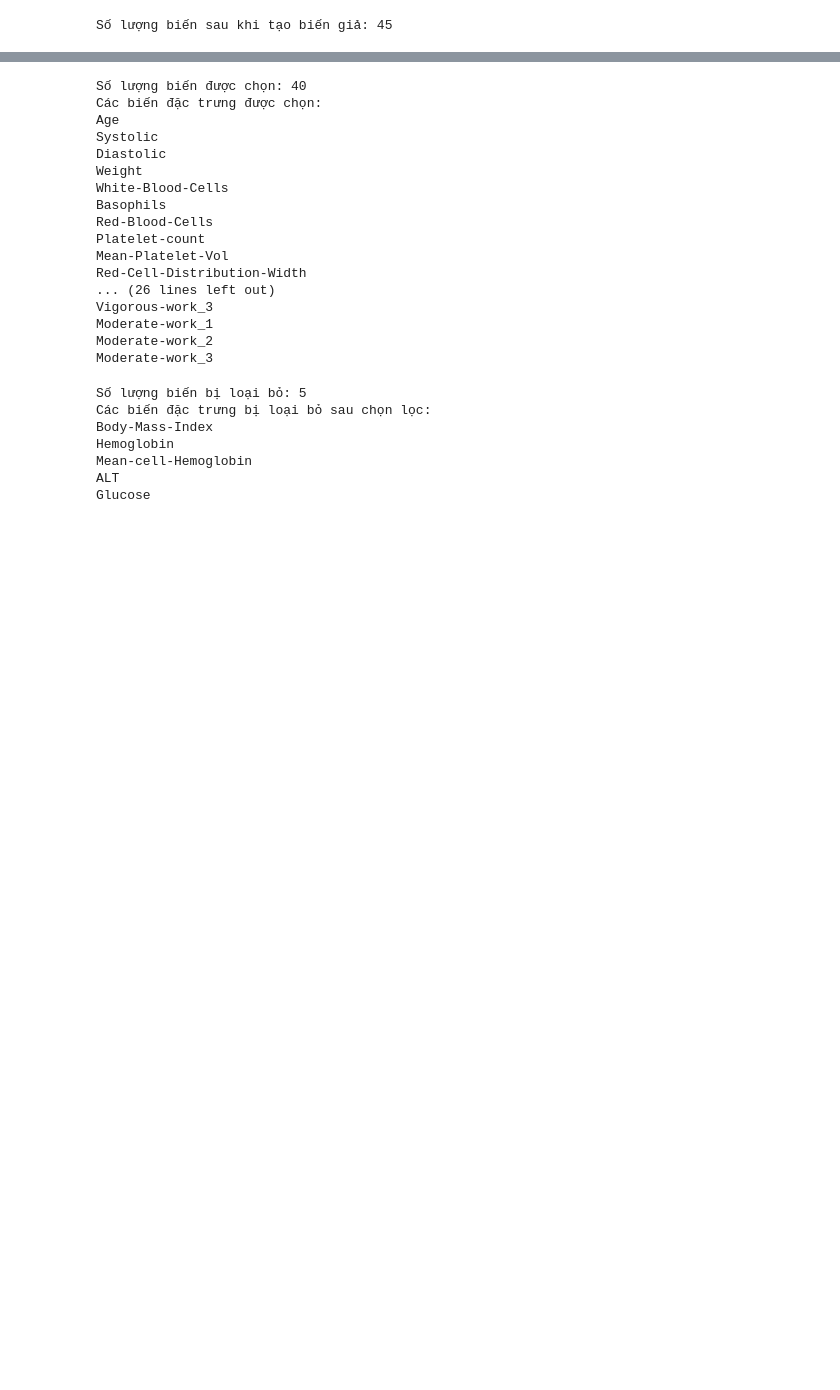
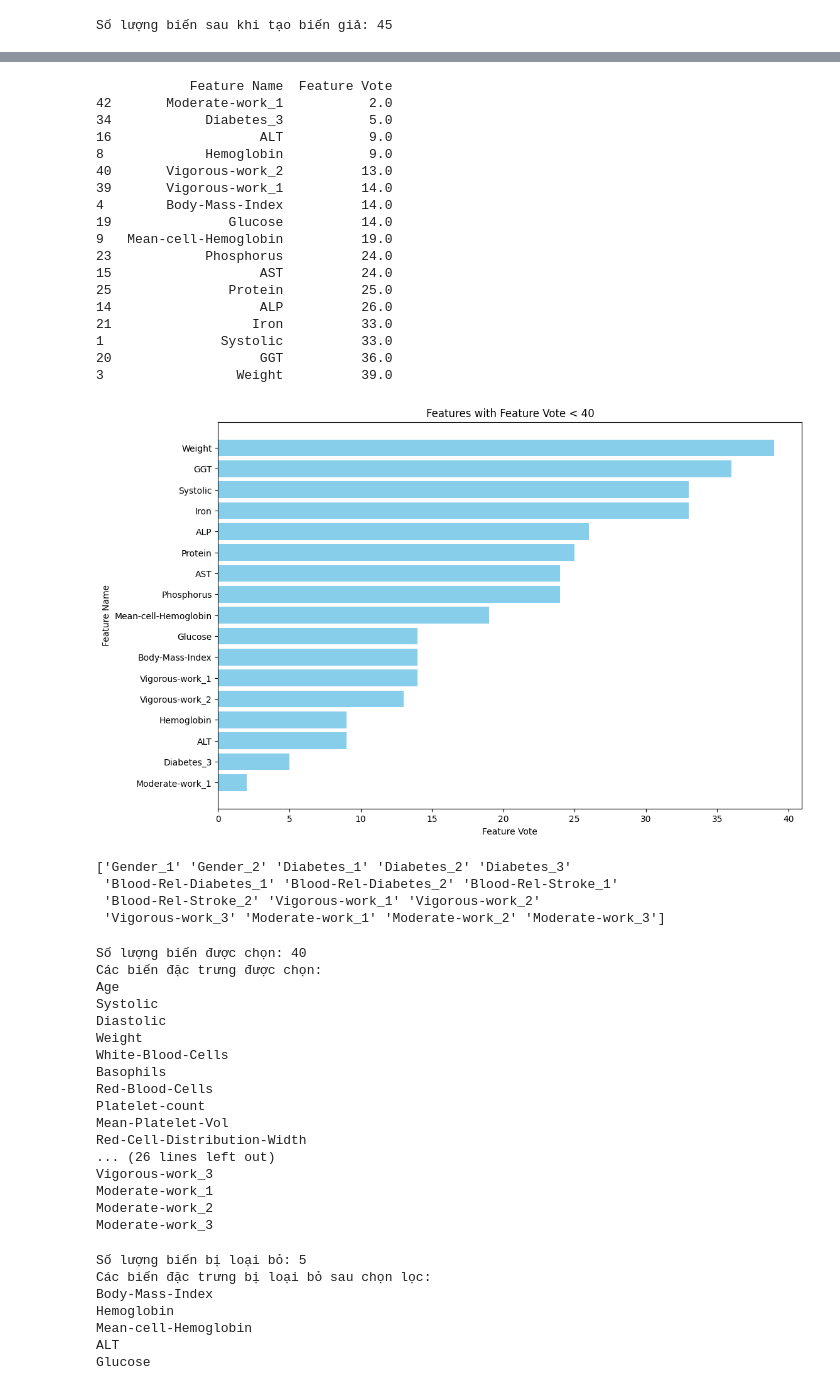
Before and after one commit to SlowJii/PTIT-CNN-Prediction-Cardiovascular, a Jupyter notebook: CNN-Cardiovascular-Prediction.ipynb, the cells around one changed output, grey strips where cells are left out. Cells and saved outputs as stored; diff of their text form; code cells hidden in the pictures; blank space fills up the shorter version.

```diff
--- a/CNN-Cardiovascular-Prediction.ipynb
+++ b/CNN-Cardiovascular-Prediction.ipynb
@@ -291,3 +427,47 @@ print(iter)
+# %%
+# Filter features with featureVote < 40
+filtered_features = feature_table[feature_table['Feature Vote'] < 40]
+
+# Sort the filtered features by 'Feature Vote' in ascending order
+filtered_features = filtered_features.sort_values(by='Feature Vote')
+
+# Print the filtered features
+print(filtered_features)
+
+# Plot the filtered features
+plt.figure(figsize=(12, 8))
+plt.barh(filtered_features['Feature Name'], filtered_features['Feature Vote'], color='skyblue')
+plt.xlabel('Feature Vote')
+plt.ylabel('Feature Name')
+plt.title('Features with Feature Vote < 40')
+plt.show()
+# %% [output]
+            Feature Name  Feature Vote
+42       Moderate-work_1           2.0
+34            Diabetes_3           5.0
+16                   ALT           9.0
+8             Hemoglobin           9.0
+40       Vigorous-work_2          13.0
+39       Vigorous-work_1          14.0
+4        Body-Mass-Index          14.0
+19               Glucose          14.0
+9   Mean-cell-Hemoglobin          19.0
+23            Phosphorus          24.0
+15                   AST          24.0
+25               Protein          25.0
+14                   ALP          26.0
+21                  Iron          33.0
+1               Systolic          33.0
+20                   GGT          36.0
+3                 Weight          39.0
+[figure, added]
+# %%
+print(varb[30:])
+# %% [output]
+['Gender_1' 'Gender_2' 'Diabetes_1' 'Diabetes_2' 'Diabetes_3'
+ 'Blood-Rel-Diabetes_1' 'Blood-Rel-Diabetes_2' 'Blood-Rel-Stroke_1'
+ 'Blood-Rel-Stroke_2' 'Vigorous-work_1' 'Vigorous-work_2'
+ 'Vigorous-work_3' 'Moderate-work_1' 'Moderate-work_2' 'Moderate-work_3']
 # %%
 # Đặt ngưỡng tần suất
 thresH = iteR // 5
```
Also changed, not shown: parts of 10 cells of this notebook.
